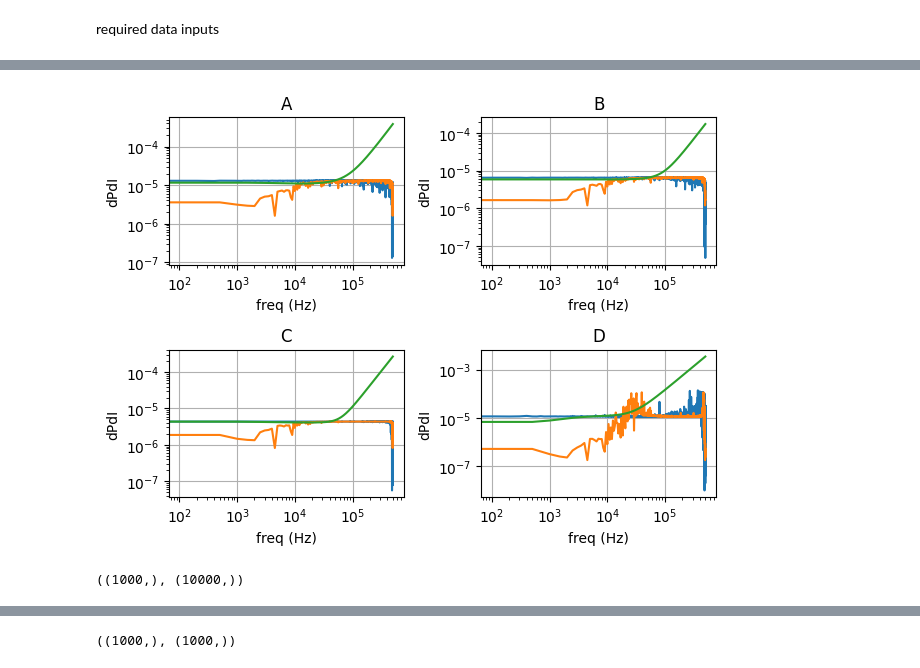
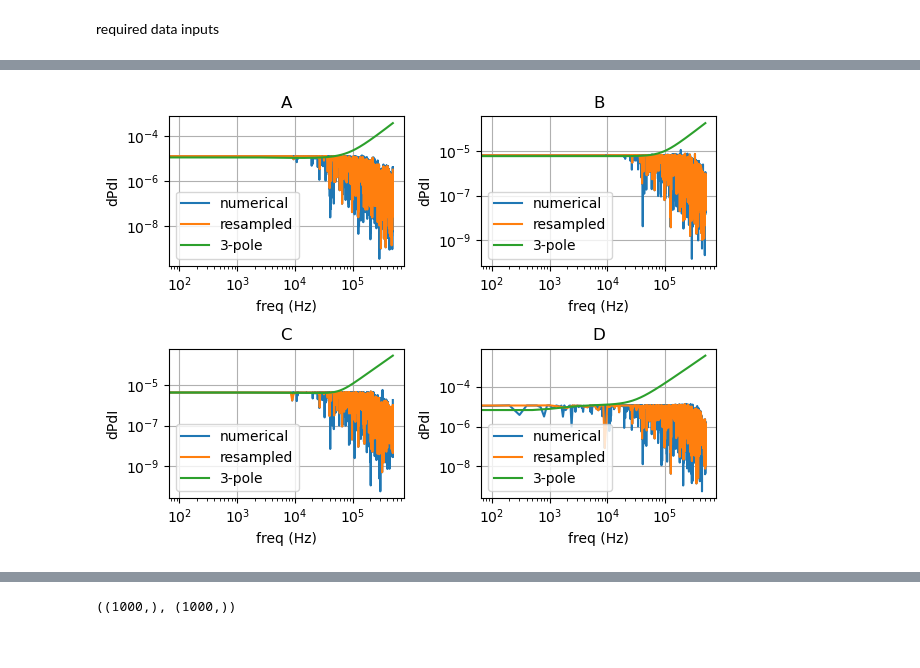
Before and after one commit to tamu-edu/tes_noise, a Jupyter notebook: dPdI.ipynb, the cells around one changed output, grey strips where cells are left out. Drawn from its saved outputs; the diff is of its cells as text; code cells hidden in the pictures.

```diff
--- a/dPdI.ipynb
+++ b/dPdI.ipynb
@@ -41,3 +29,5 @@ C:/Users/MINER/Documents
+# %%
+folder_base = '/Users/ajbiffl/Documents/CDMS/oxford_fridge'
 # %%
 import warnings
 warnings.filterwarnings('ignore')
@@ -153,7 +127,7 @@ didvfit["A"][3]
 
 def read_PSD(filename, nsamples, trace_length):
     fs = nsamples/trace_length
-    psd = np.loadtxt(filename)
+    psd = 4*np.loadtxt(filename)
     fs, _ = qp.utils.fold_spectrum(qp.utils.fft(np.zeros(2*psd.size-2), fs = fs)[0], fs = fs)
     return fs, psd
 
@@ -227,22 +181,29 @@ dpdi_num['A'][:40], dpdi_num['A'][:40:10]
+# %%
+num_reslice = slice(N//2, N, 5)
 # %%
 fig, axs = plt.subplots(2, 2)
 for ax in axs.flatten():
     ax.loglog()
     ax.grid()
 for chan, ax in zip(channels, axs.flatten()):
-    ax.plot(dpdi_num['freq'], abs(dpdi_num[chan]), label = chan)
-    ax.plot(fs, abs(dpdi_num[chan][::10]))
-    ax.plot(fs, abs(dpdi[chan]))
+    ax.plot(dpdi_num['freq'][N//2:], abs(dpdi_num[chan])[N//2:], label = 'numerical')
+    ax.plot(fs, abs(dpdi_num[chan][num_reslice]), label = 'resampled')
+    wind = ax.axis()
+    ax.plot(fs, abs(dpdi[chan]), label = '3-pole')
+    #ax.axis(wind)
     ax.set_title(chan)
+    ax.legend()
 
     #plt.legend()
     ax.set_xlabel('freq (Hz)')
     ax.set_ylabel('dPdI')
 
 fig.tight_layout()
 # %% [output]
-[figure, old version]
+[figure, new version]
 # %%
 fs.shape, dpdi_num['freq'].shape
+
+if 0:
+    for c in channels:
+        dpdi[c] = dpdi_num[c][num_reslice]
-# %% [output]
-((1000,), (10000,))
```
Also changed, not shown: parts of 26 cells of this notebook, 1 other file.
